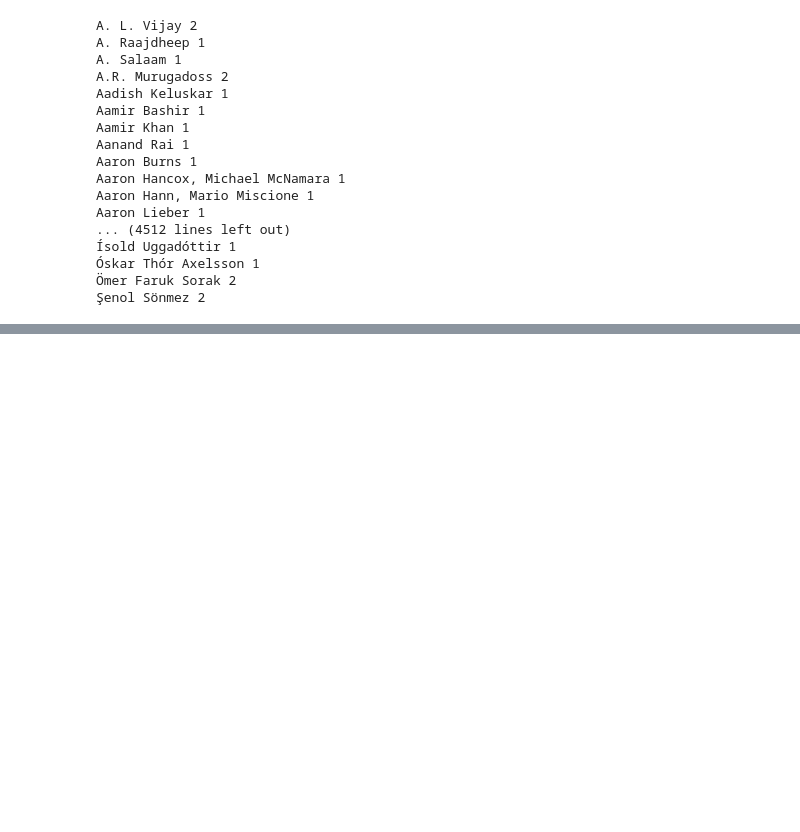
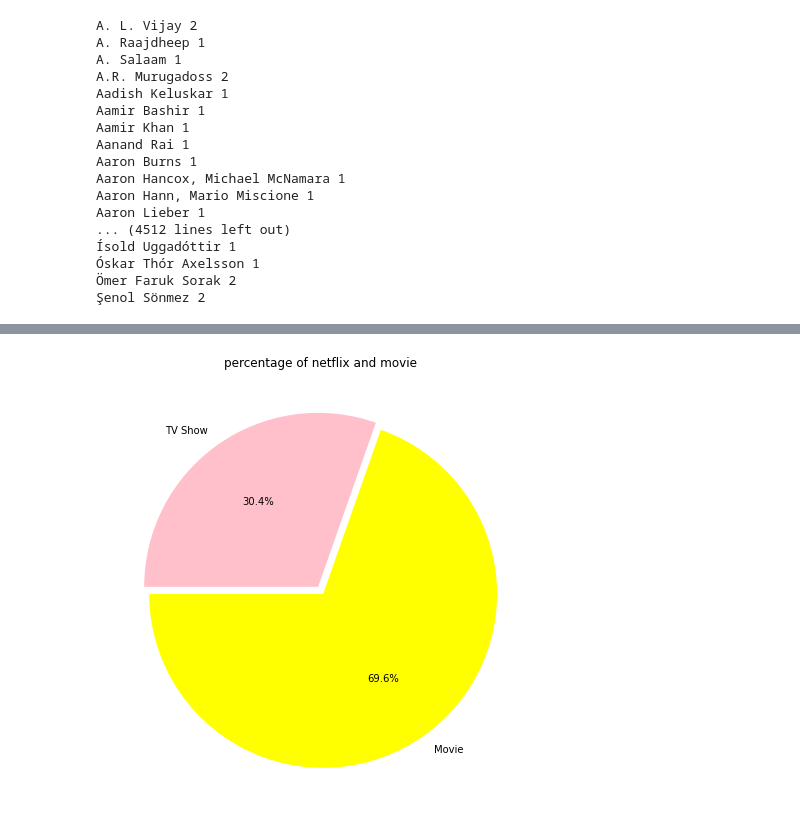
Before and after one commit to tosif91/machine_learning, a Jupyter notebook: basics/Netflix_EDA.ipynb, the cells around one changed output, grey strips where cells are left out. Cells and saved outputs as stored; diff of their text form; code cells hidden in the pictures; blank space fills up the shorter version.

Commit message:
add new data

```diff
--- a/basics/Netflix_EDA.ipynb
+++ b/basics/Netflix_EDA.ipynb
@@ -331,0 +362,2 @@ df.head()
+# %%
+df.drop(columns=['description'],inplace=True)
@@ -331,0 +377,12 @@ df.head()
+# %%
+plt.figure(figsize=(15,8))
+
+
+plt.title('percentage of netflix and movie')
+
+data=plt.pie(df.type.value_counts(),explode=(0.025,0.025),# "explode it is use to gape in nt and mv"
+labels=df.type.value_counts().index, colors=['yellow','pink'],autopct='%1.1f%%', startangle=180)
+
+# its your choice to give the color otherwise its automaticaly show ramdom color
+# %% [output]
+[figure, added]
```
Also changed, not shown: parts of 5 cells of this notebook.
